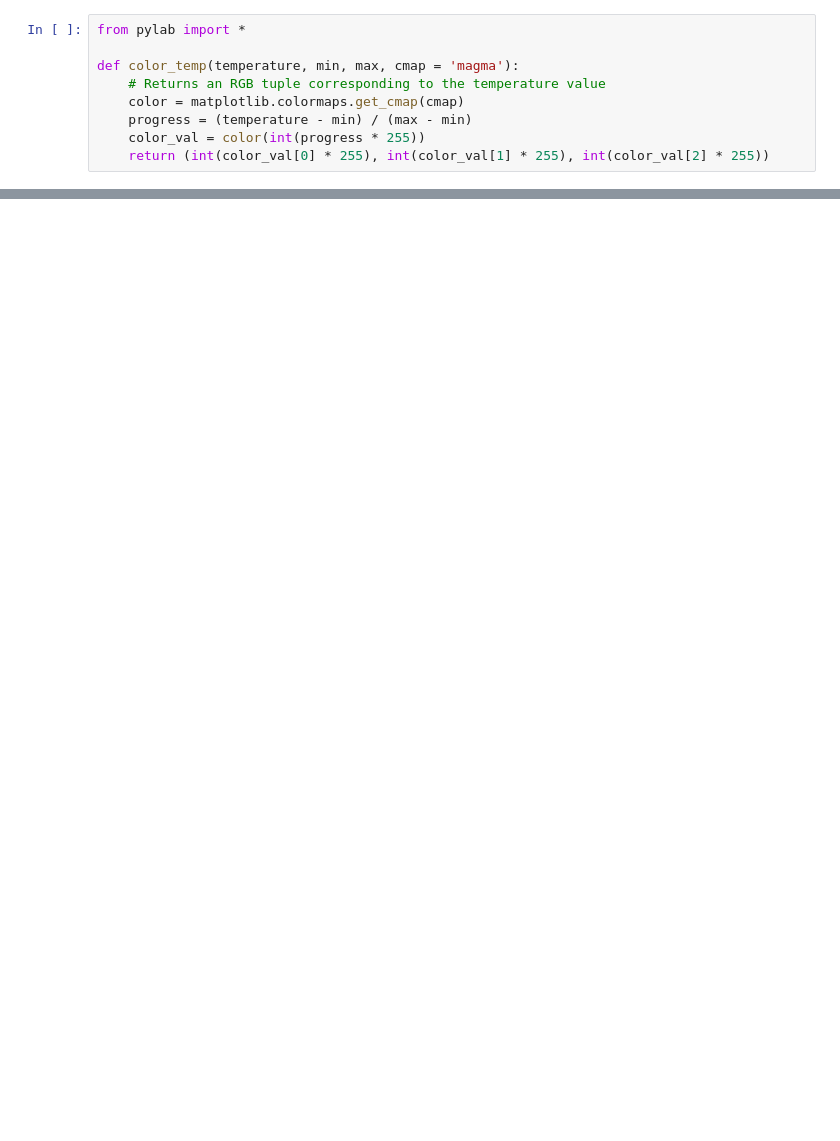
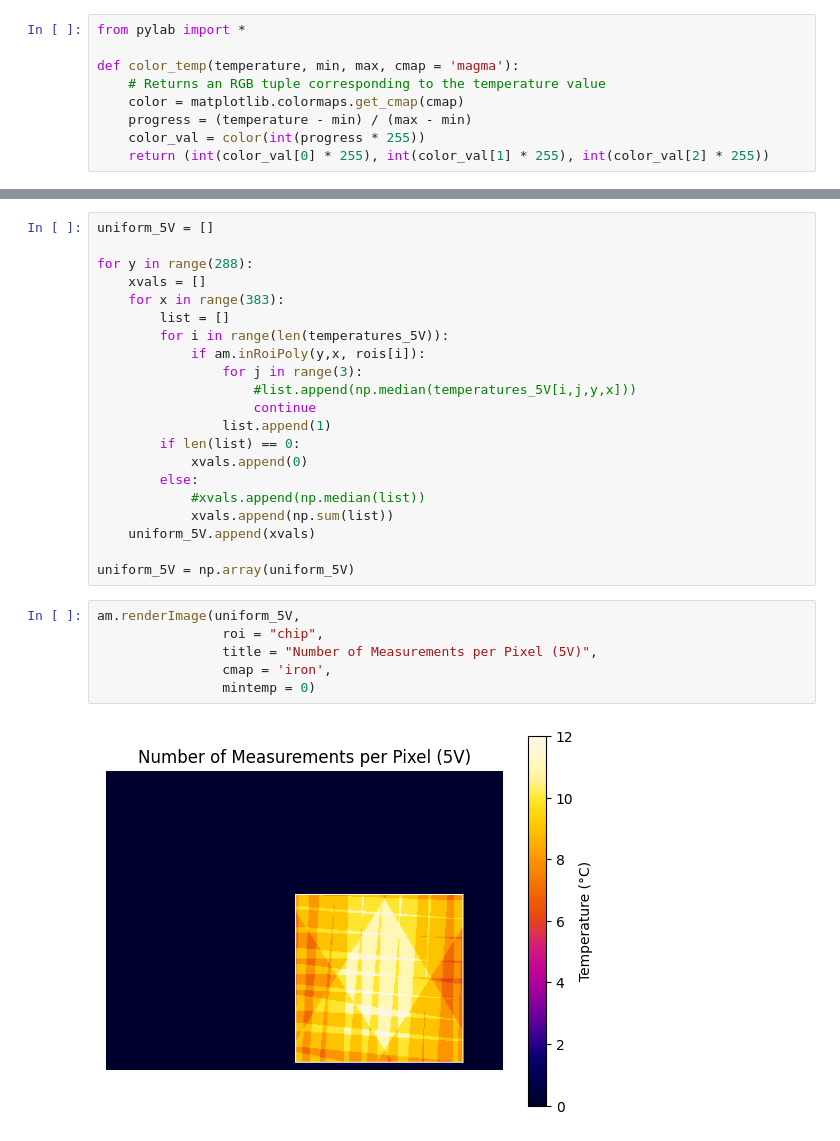
Before and after one commit to Caleb-Lowe/EDET80k_Damage, a Jupyter notebook: Lasing Analysis/apps/thermal image analysis/PerspectiveMap.ipynb, the cells around one changed output, grey strips where cells are left out. Drawn from its saved outputs; the diff is of its cells as text; blank space fills up the shorter version.

```diff
--- a/Lasing Analysis/apps/thermal image analysis/PerspectiveMap.ipynb
+++ b/Lasing Analysis/apps/thermal image analysis/PerspectiveMap.ipynb
@@ -244,0 +531,29 @@ am.renderImage(filepath,
+# %%
+uniform_5V = []
+
+for y in range(288):
+    xvals = []
+    for x in range(383):
+        list = []
+        for i in range(len(temperatures_5V)):
+            if am.inRoiPoly(y,x, rois[i]):
+                for j in range(3):
+                    #list.append(np.median(temperatures_5V[i,j,y,x]))
+                    continue
+                list.append(1)
+        if len(list) == 0:
+            xvals.append(0)
+        else:
+            #xvals.append(np.median(list))
+            xvals.append(np.sum(list))
+    uniform_5V.append(xvals)
+
+uniform_5V = np.array(uniform_5V)
+# %%
+am.renderImage(uniform_5V,
+                roi = "chip",
+                title = "Number of Measurements per Pixel (5V)",
+                cmap = 'iron',
+                mintemp = 0)
+# %% [output]
+[figure, added]
```
Also changed, not shown: parts of 45 cells of this notebook, 30 other files.
